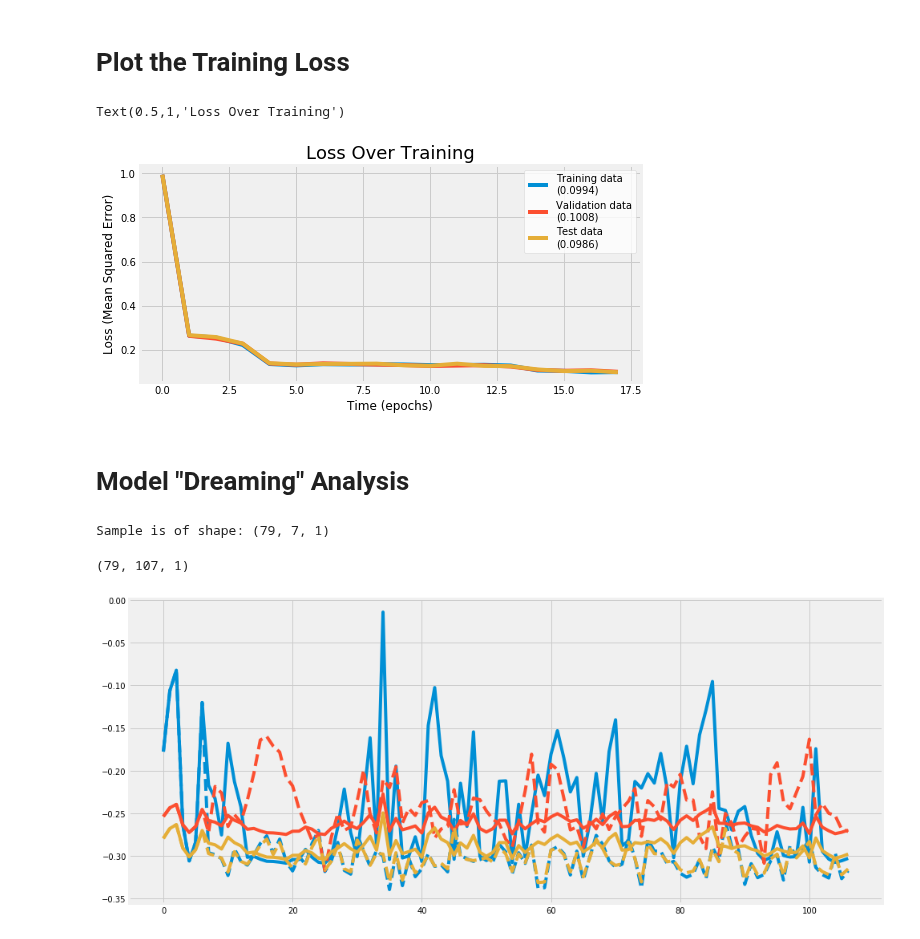
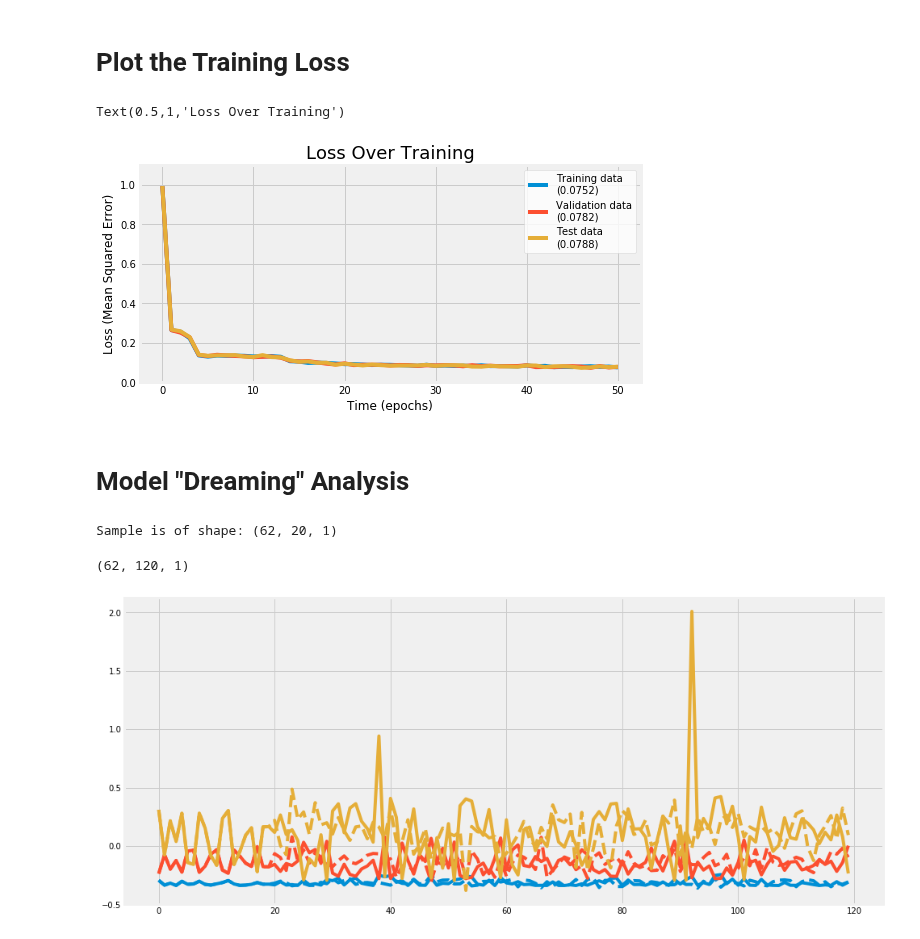
Before and after one commit to michaelwiest/microbiome-rnn, a Jupyter notebook: notebooks/Model Evaluator.ipynb, the cells around one changed output. Drawn from its saved outputs; the diff is of its cells as text; code cells hidden in the pictures.

```diff
--- a/notebooks/Model Evaluator.ipynb
+++ b/notebooks/Model Evaluator.ipynb
@@ -40,15 +58,16 @@ frame = legend.get_frame()
 frame.set_facecolor('white')
 plt.xlabel('Time (epochs)')
 plt.ylabel('Loss (Mean Squared Error)')
+plt.ylim(0, 1.1)
 plt.title('Loss Over Training', fontsize=18)
 # %% [output]
 Text(0.5,1,'Loss Over Training')
-[figure, old version]
+[figure, new version]
 # %% [markdown]
 # Model "Dreaming" Analysis
 # %%
 # Instantiate an OTU Handler.
-input_dir = 'all_studies_reduced/'
+input_dir = 'all_studies_reduced_62/'
 files = []
 for (dirpath, dirnames, filenames) in os.walk(input_dir):
     files.extend(filenames)
@@ -61,23 +80,23 @@ otu_handler.normalize_data()
 hidden_dim = 256
 reduced_num_strains = 25
 use_gpu = torch.cuda.is_available()
-model = LSTM(hidden_dim, otu_handler, use_gpu, LSTM_in_size=reduced_num_strains)
+model = EncoderDecoder(hidden_dim, otu_handler, use_gpu, LSTM_in_size=reduced_num_strains)
 model.load_state_dict(torch.load(os.path.join(output_dir, model_name)))
 model = model.cuda()
 # %%
 # Get some primer data
-sample_index = 3
+sample_index = 0
 sample_start_range = 100
-sample_end_range = 107
+sample_end_range = 120
 primer = otu_handler.samples[sample_index].values[:, sample_start_range: sample_end_range]
 # Need to make it 3d because the last dimension is how many predictions to do at once.
 primer = np.expand_dims(primer, -1)
 print('Sample is of shape: {}'.format(primer.shape))
 # %% [output]
-Sample is of shape: (79, 7, 1)
+Sample is of shape: (62, 20, 1)
 # %%
 dream_length = 100
-dream = model.daydream(primer, serial=True, predict_len=dream_length)
+dream = model.daydream(primer, predict_len=dream_length)
 print(dream.shape)
 
 # Get the comparison data.
@@ -88,13 +107,13 @@ c2 = otu_handler.raw_samples[sample_index].values[:, sample_start_range:dream_le
 dream_un = otu_handler.un_normalize_data(dream, sample_index, (sample_start_range, sample_end_range))
 comparison_un = otu_handler.un_normalize_data(comparison, sample_index, (sample_start_range, sample_end_range))
 # %% [output]
-(79, 107, 1)
+(62, 120, 1)
 # %%
 plt.figure(figsize=(15, 7))
-r = range(0, 3)
+r = range(15, 18)
 
 for i, ri in enumerate(r):
     plt.plot(dream[ri, :, 0].T, ls='--', c=colors[i])
     plt.plot(comparison[ri, :].T, c=colors[i])
 # %% [output]
-[figure, old version]
+[figure, new version]
```
Also changed, not shown: parts of 3 cells of this notebook.
